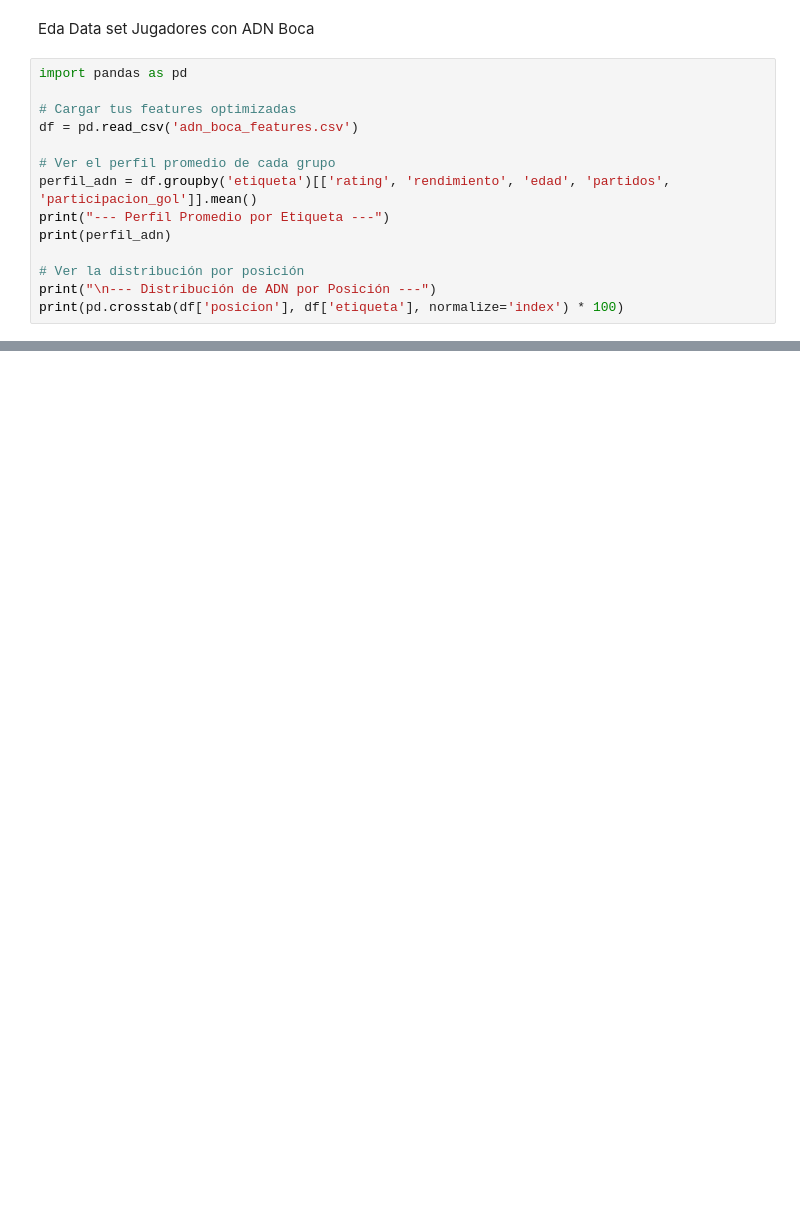
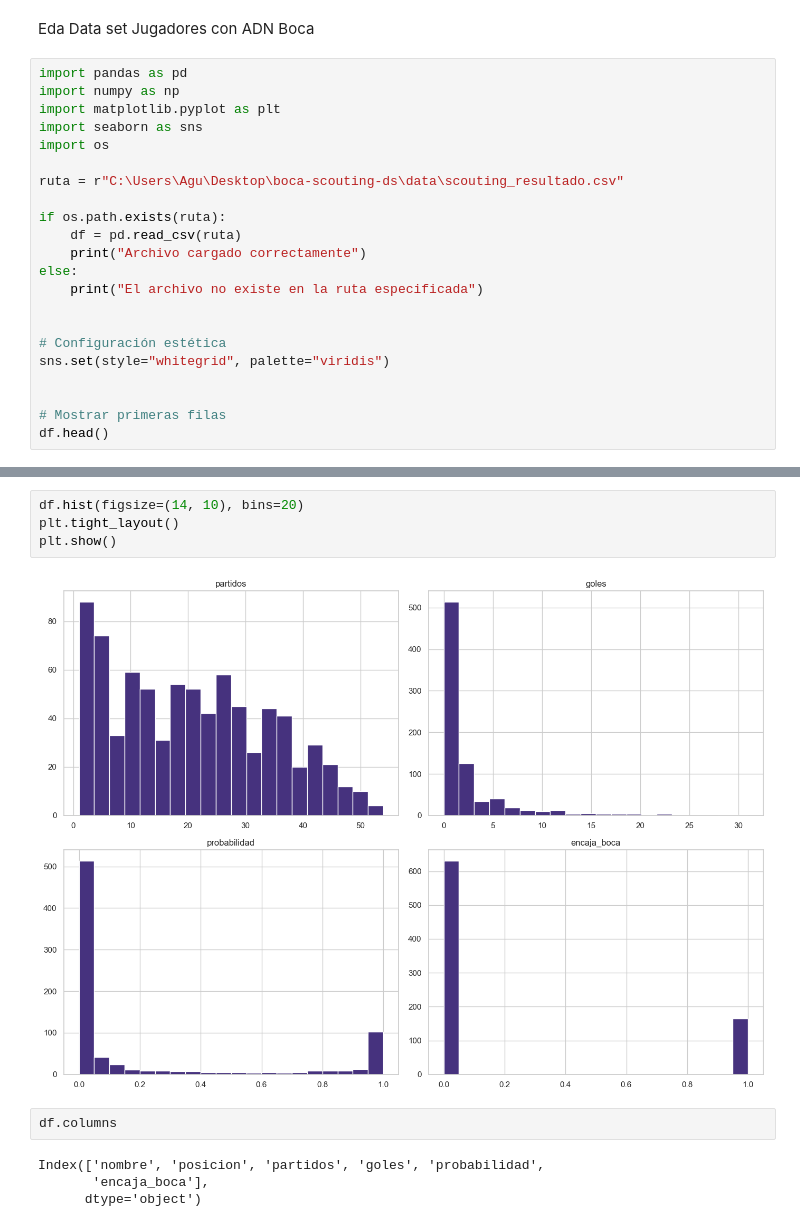
Before and after one commit to agumarquez10/boca-scouting-ds, a Jupyter notebook: src/eda.ipynb, the cells around one changed output, grey strips where cells are left out. Drawn from its saved outputs; the diff is of its cells as text; blank space fills up the shorter version.

```diff
--- a/src/eda.ipynb
+++ b/src/eda.ipynb
@@ -2,16 +2,24 @@
 Eda Data set Jugadores con ADN Boca
 # %%
 import pandas as pd
+import numpy as np
+import matplotlib.pyplot as plt
+import seaborn as sns
+import os
 
-# Cargar tus features optimizadas
-df = pd.read_csv('adn_boca_features.csv')
+ruta = r"C:\Users\Agu\Desktop\boca-scouting-ds\data\scouting_resultado.csv"
 
-# Ver el perfil promedio de cada grupo
-perfil_adn = df.groupby('etiqueta')[['rating', 'rendimiento', 'edad', 'partidos', 'participacion_gol']].mean()
-print("--- Perfil Promedio por Etiqueta ---")
-print(perfil_adn)
+if os.path.exists(ruta):
+    df = pd.read_csv(ruta)
+    print("Archivo cargado correctamente")
+else:
+    print("El archivo no existe en la ruta especificada")
 
-# Ver la distribución por posición
-print("\n--- Distribución de ADN por Posición ---")
-print(pd.crosstab(df['posicion'], df['etiqueta'], normalize='index') * 100)
+
+# Configuración estética
+sns.set(style="whitegrid", palette="viridis")
+
+
+# Mostrar primeras filas
+df.head()
 # %% [output]
@@ -82,0 +81,12 @@ Fold 3 - Accuracy: 0.95
+# %%
+df.hist(figsize=(14, 10), bins=20)
+plt.tight_layout()
+plt.show()
+# %% [output]
+[figure, added]
+# %%
+df.columns
+# %% [output]
+Index(['nombre', 'posicion', 'partidos', 'goles', 'probabilidad',
+       'encaja_boca'],
+      dtype='object')
```
Also changed, not shown: parts of 10 cells of this notebook.
